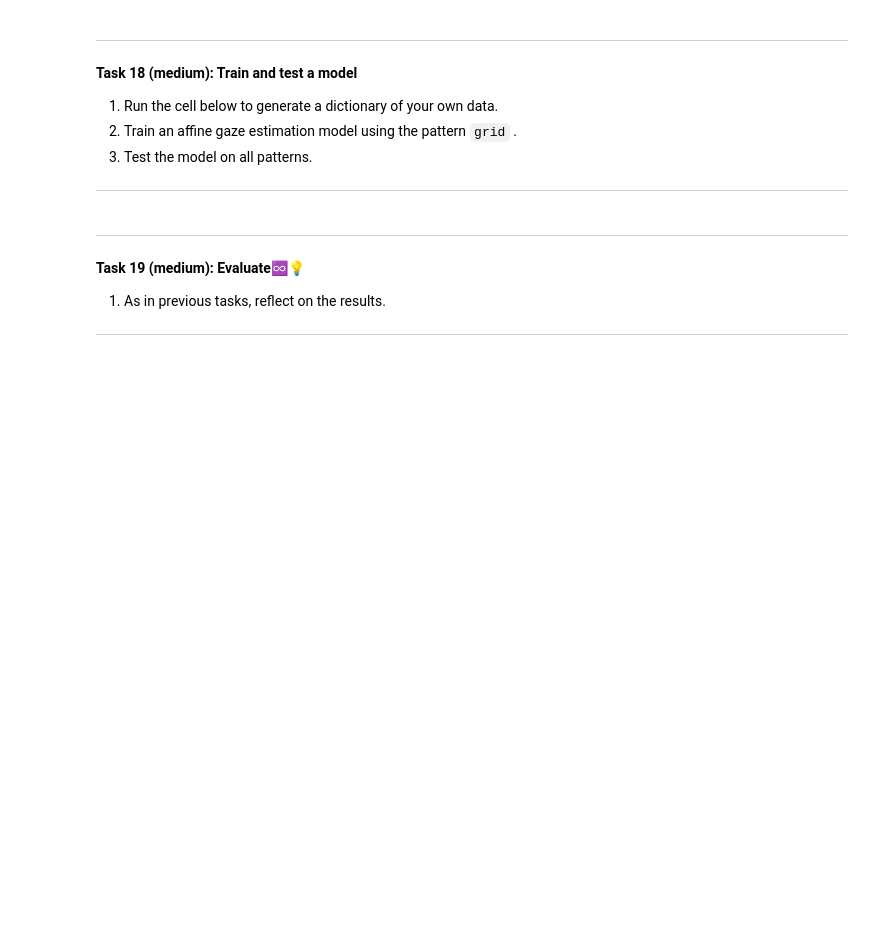
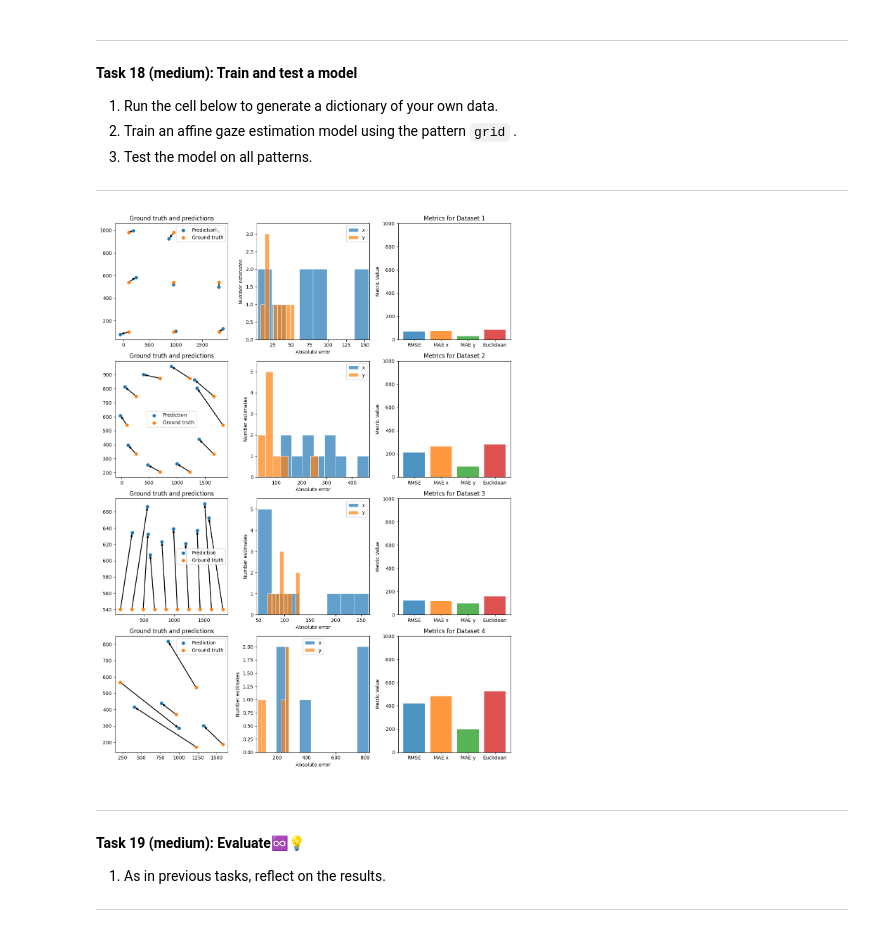
Before and after one commit to simontitk/machine-learning, a Jupyter notebook: 02-gaze.ipynb, the cells around one changed output. Drawn from its saved outputs; the diff is of its cells as text; code cells hidden in the pictures; blank space fills up the shorter version.

Commit message:
finish last tasks with individual data

```diff
--- a/02-gaze.ipynb
+++ b/02-gaze.ipynb
@@ -825,10 +833,24 @@ The pipeline of collecting data, training a model, testing, and evaluating it ha
 
 ---
 # %%
-# update the parameter and uncomment the line below
-#iml_util.gen_data_subject('group-xx-xxxx')
+#update the parameter and uncomment the line below
+D_tobias = iml_util.gen_data_subject('group-28-tobias')
 # %%
-#Use this cell to train and evaluate your model...
+result_linear_tobias = results_for_model(
+        model=LinearGaze(),
+        dataset_train=D_tobias,
+        dataset_test=D_tobias,
+        pupil_training_set="pupils_train",
+        screen_training_set="screen_coordinates_train",
+        pupil_test_set="pupils_test",
+        screen_test_set="screen_coordinates_test",
+        d_max=4,
+)
+
+
+iml_util.plot_results_grid(result_linear_tobias, 4)
+# %% [output]
+[figure, added]
 # %% [markdown]
 
 ---
```
Also changed, not shown: parts of 12 cells of this notebook, 1 other file.
